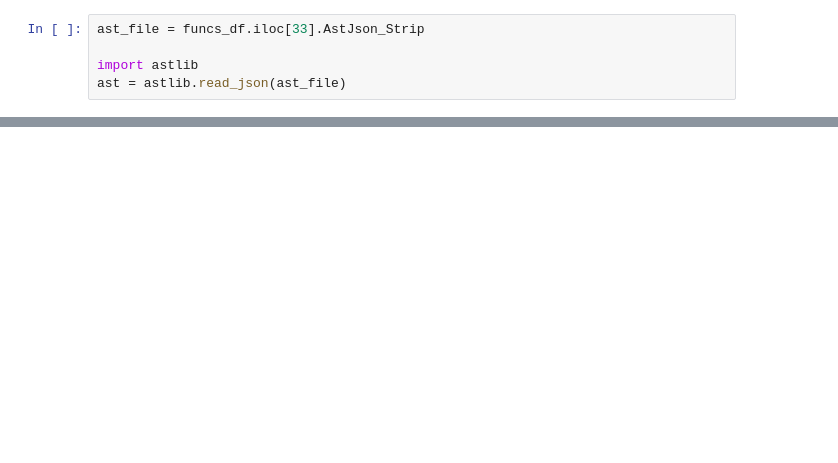
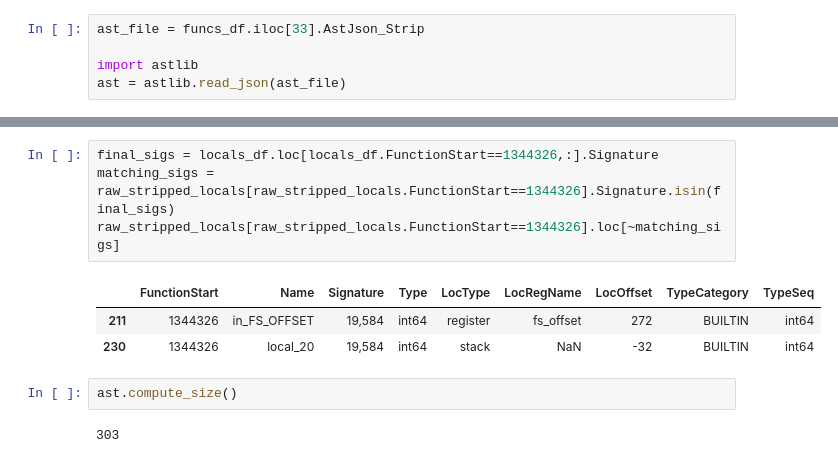
Before and after one commit to lasserre/datatype-recovery-experiments, a Jupyter notebook: notebooks/vgraph_viewer.ipynb, the cells around one changed output, grey strips where cells are left out. Saved outputs shown, nothing was run; the diff lists cells and outputs as text; blank space fills up the shorter version.

```diff
--- a/notebooks/vgraph_viewer.ipynb
+++ b/notebooks/vgraph_viewer.ipynb
@@ -129,0 +147,12 @@ AttributeError: 'CompoundStmt' object has no attribute 'khop_neighbor'
+# %%
+final_sigs = locals_df.loc[locals_df.FunctionStart==1344326,:].Signature
+matching_sigs = raw_stripped_locals[raw_stripped_locals.FunctionStart==1344326].Signature.isin(final_sigs)
+raw_stripped_locals[raw_stripped_locals.FunctionStart==1344326].loc[~matching_sigs]
+# %% [output]
+|  | FunctionStart | Name | Signature | Type | LocType | LocRegName | LocOffset | TypeCategory | TypeSeq |
+| 211 | 1344326 | in_FS_OFFSET | 19,584 | int64 | register | fs_offset | 272 | BUILTIN | int64 |
+| 230 | 1344326 | local_20 | 19,584 | int64 | stack | NaN | -32 | BUILTIN | int64 |
+# %%
+ast.compute_size()
+# %% [output]
+303
```
Also changed, not shown: parts of 19 cells of this notebook, 6 other files.
